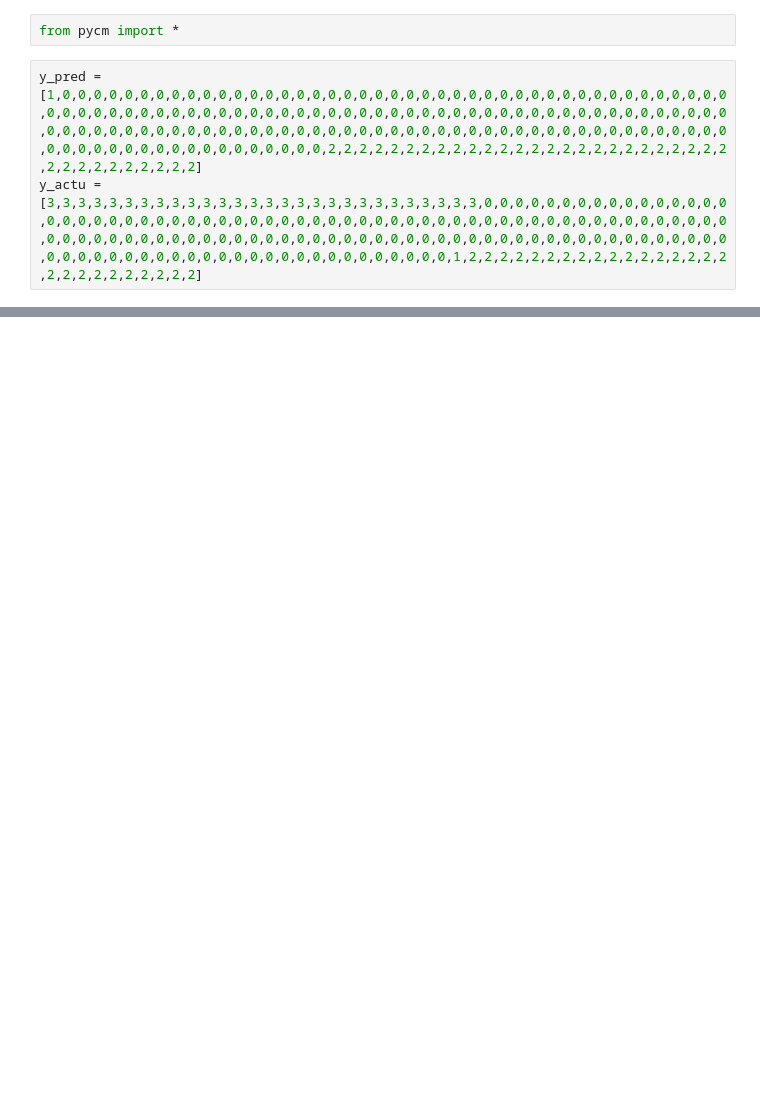
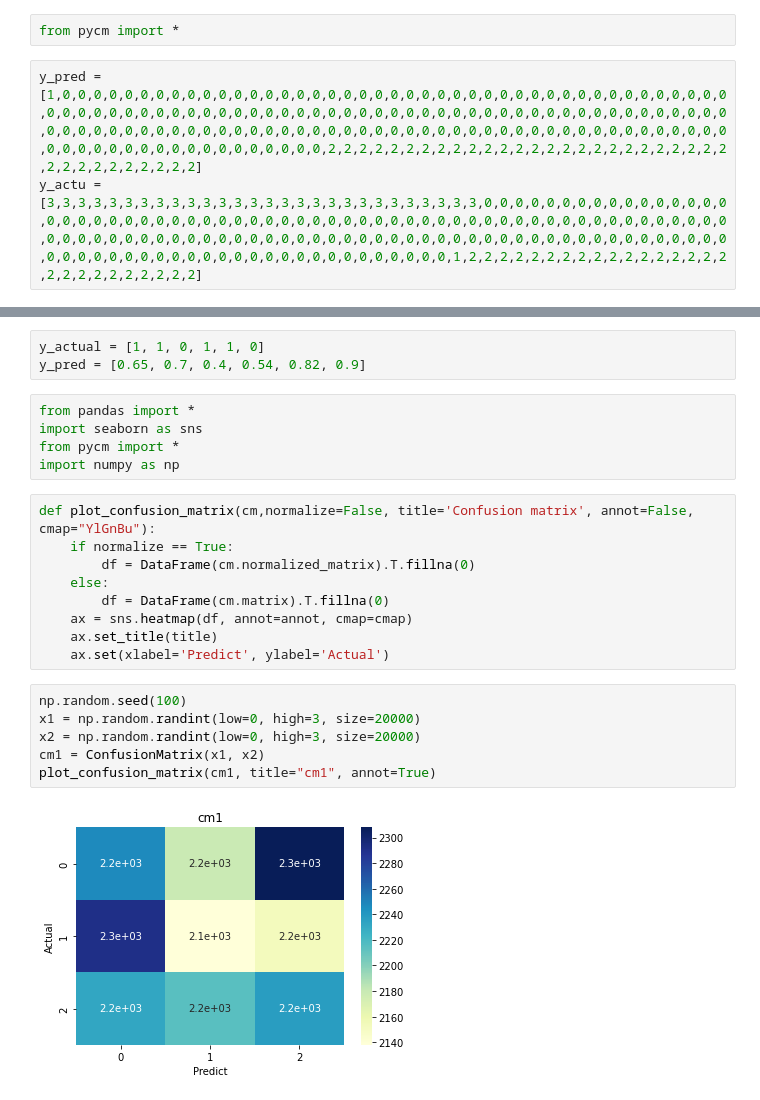
Before and after one commit to Explorers-in-the-Chthulucene/SemioticDrifting, a Jupyter notebook: script/FSCORE.ipynb, the cells around one changed output, grey strips where cells are left out. Saved outputs shown, nothing was run; the diff lists cells and outputs as text; blank space fills up the shorter version.

```diff
--- a/script/FSCORE.ipynb
+++ b/script/FSCORE.ipynb
@@ -120,0 +219,25 @@ cm.overall_stat
+# %%
+y_actual = [1, 1, 0, 1, 1, 0]
+y_pred = [0.65, 0.7, 0.4, 0.54, 0.82, 0.9]
+# %%
+from pandas import *
+import seaborn as sns
+from pycm import *
+import numpy as np
+# %%
+def plot_confusion_matrix(cm,normalize=False, title='Confusion matrix', annot=False, cmap="YlGnBu"):
+    if normalize == True:
+        df = DataFrame(cm.normalized_matrix).T.fillna(0)
+    else:
+        df = DataFrame(cm.matrix).T.fillna(0)
+    ax = sns.heatmap(df, annot=annot, cmap=cmap)
+    ax.set_title(title)
+    ax.set(xlabel='Predict', ylabel='Actual')
+# %%
+np.random.seed(100)
+x1 = np.random.randint(low=0, high=3, size=20000)
+x2 = np.random.randint(low=0, high=3, size=20000)
+cm1 = ConfusionMatrix(x1, x2)
+plot_confusion_matrix(cm1, title="cm1", annot=True)
+# %% [output]
+[figure, added]
```
Also changed, not shown: parts of 15 cells of this notebook.
